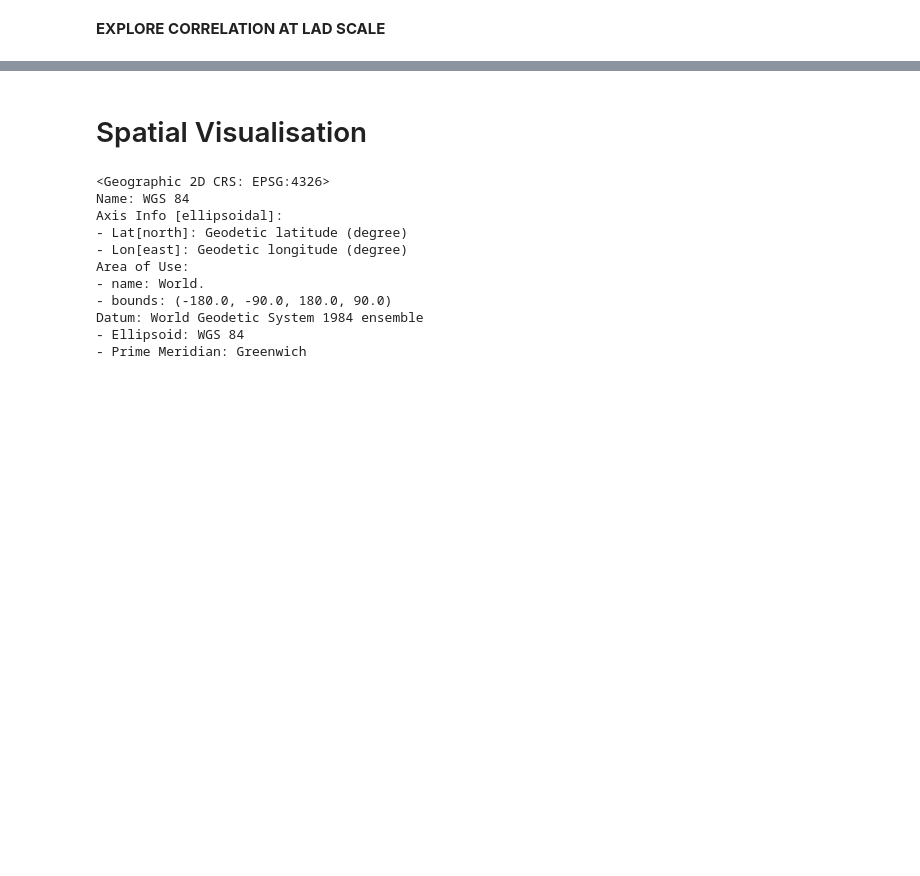
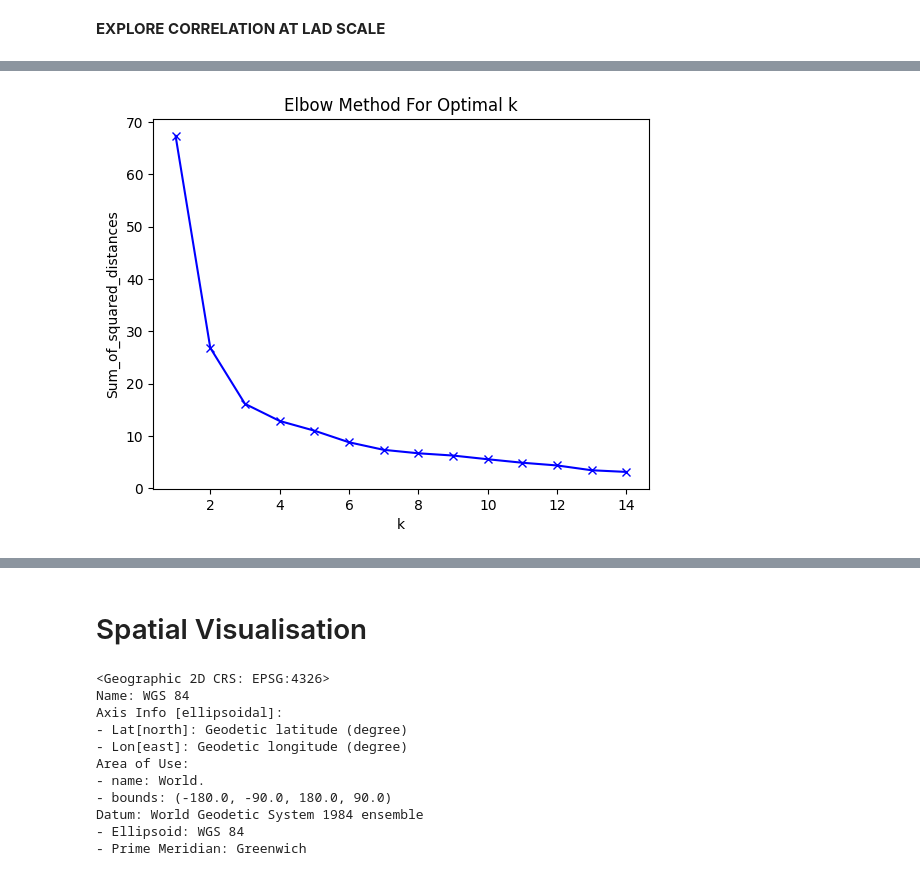
Before and after one commit to Jonathan-C-Barrett/GEOG5990M, a Jupyter notebook: GEOG5003M_Final_Project_template.ipynb, the cells around one changed output, grey strips where cells are left out. Cells and saved outputs as stored; diff of their text form; code cells hidden in the pictures; blank space fills up the shorter version.

```diff
--- a/GEOG5003M_Final_Project_template.ipynb
+++ b/GEOG5003M_Final_Project_template.ipynb
@@ -756,24 +829,26 @@ ax.set(xlabel="Property Value and Access to Health Services",
 # %%
 #Decide on number of clusters through elbow method
 # create an empty list
 Sum_of_squared_distances = []
 
 # get a range of numbers from 1 to 15
 K = range(1,15)
 #for each number in the range 1 to 15create a k-means model with that number of clusters and set a random state
 for k in K:
     km = cluster.KMeans(n_clusters=k, init="random", random_state=123)
     # fit the model using the variables from database
-    km = km.fit(health_prop_LAD_ldn[['ah4gp', 'ah4hosp', 'ah4phar', 'ah4leis','2016_mean']].values)
+    km = km.fit(health_prop_LAD_ldn[['ah4dent','ah4gp', 'ah4hosp', 'ah4phar', 'ah4leis','2016_mean']].values)
     # calculate the sum of the squared distances and add this to the 'Sum_of_squared_distances' list
     Sum_of_squared_distances.append(km.inertia_)
 
 # plot the sum of squared distances against the number of clusters
 plt.plot(K, Sum_of_squared_distances, 'bx-')
 plt.xlabel('k')
 plt.ylabel('Sum_of_squared_distances')
 plt.title('Elbow Method For Optimal k')
 plt.show()
+# %% [output]
+[figure, added]
 # %%
 # run the model with minimum needed for minimal change in this instance 4
 km4 = cluster.KMeans(n_clusters=4,init="random", random_state=123)
```
Also changed, not shown: parts of 18 cells of this notebook.
